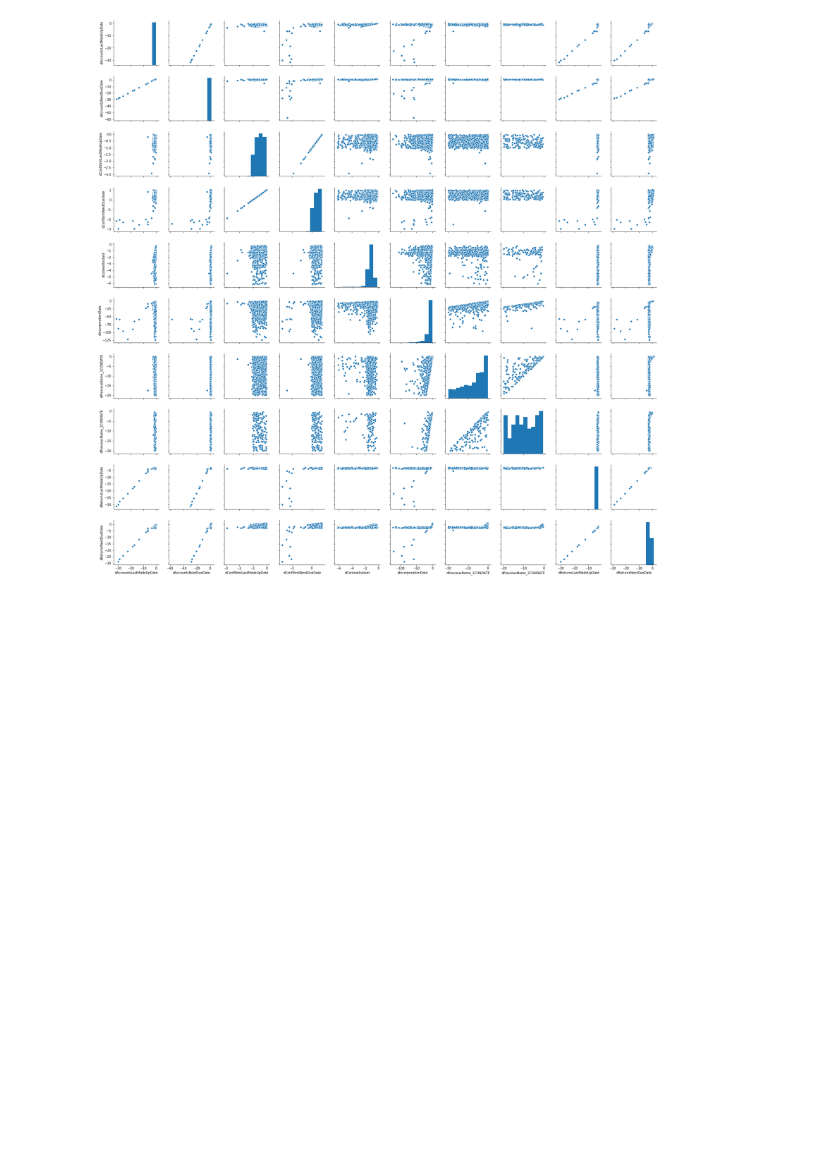
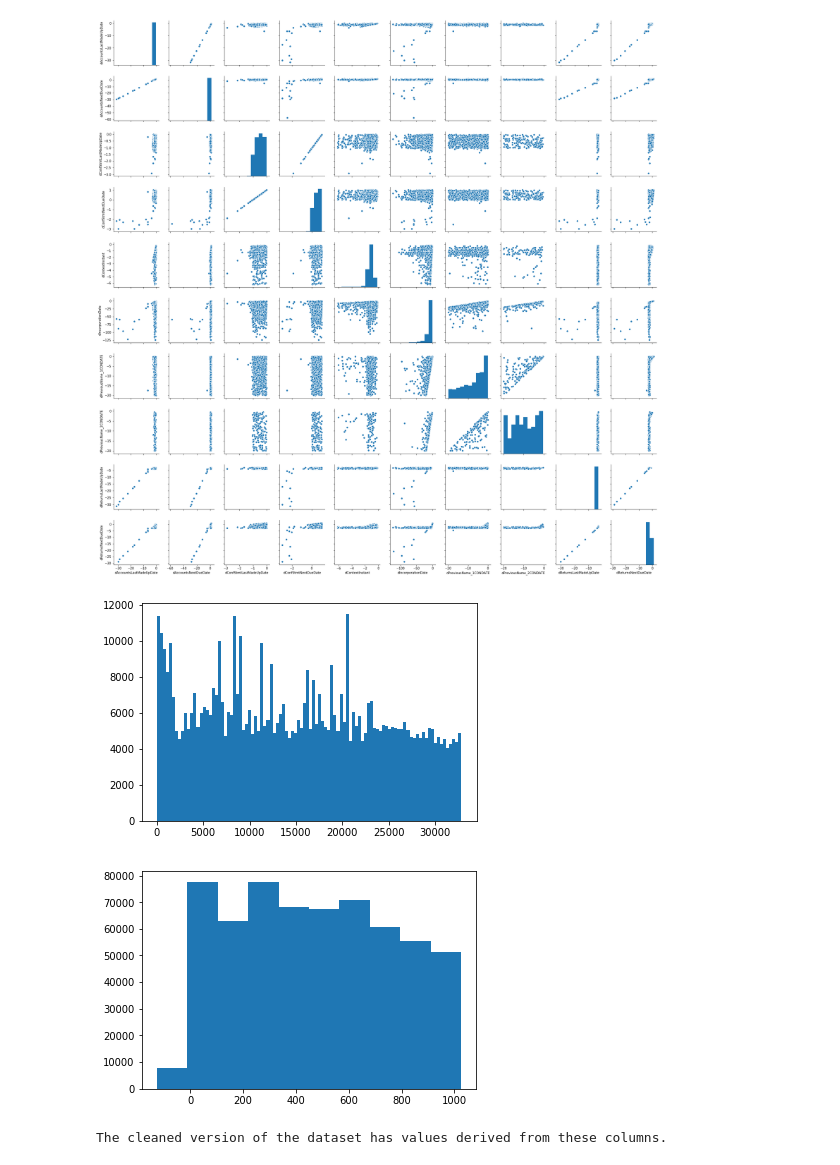
Before and after one commit to kalialeksiev/adversarial-ml, a Jupyter notebook: notebooks/Dataset visualisation.ipynb, the cells around one changed output. Cells and saved outputs as stored; diff of their text form; code cells hidden in the pictures; blank space fills up the shorter version.

Commit message:
Incorporated a new feature to the model (index of mass deprivation).

```diff
--- a/notebooks/Dataset visualisation.ipynb
+++ b/notebooks/Dataset visualisation.ipynb
@@ -154,3 +154,16 @@ plt.show()
 # %% [output]
 Printing information about dates:
 [figure]
+# %%
+# plot index of mass deprivation
+plt.hist(db['imd'], label='imd', bins=100)
+plt.show()
+# plot the difference of these two fields (which tend to be very correlated):
+plt.hist(db['imd'] - db['imdu'], label='diff', bins=10)
+plt.show()
+
+print("The cleaned version of the dataset has values derived from these columns.")
+# %% [output]
+[figure, added]
+[figure, added]
+The cleaned version of the dataset has values derived from these columns.
```
Also changed, not shown: 4 other files.
